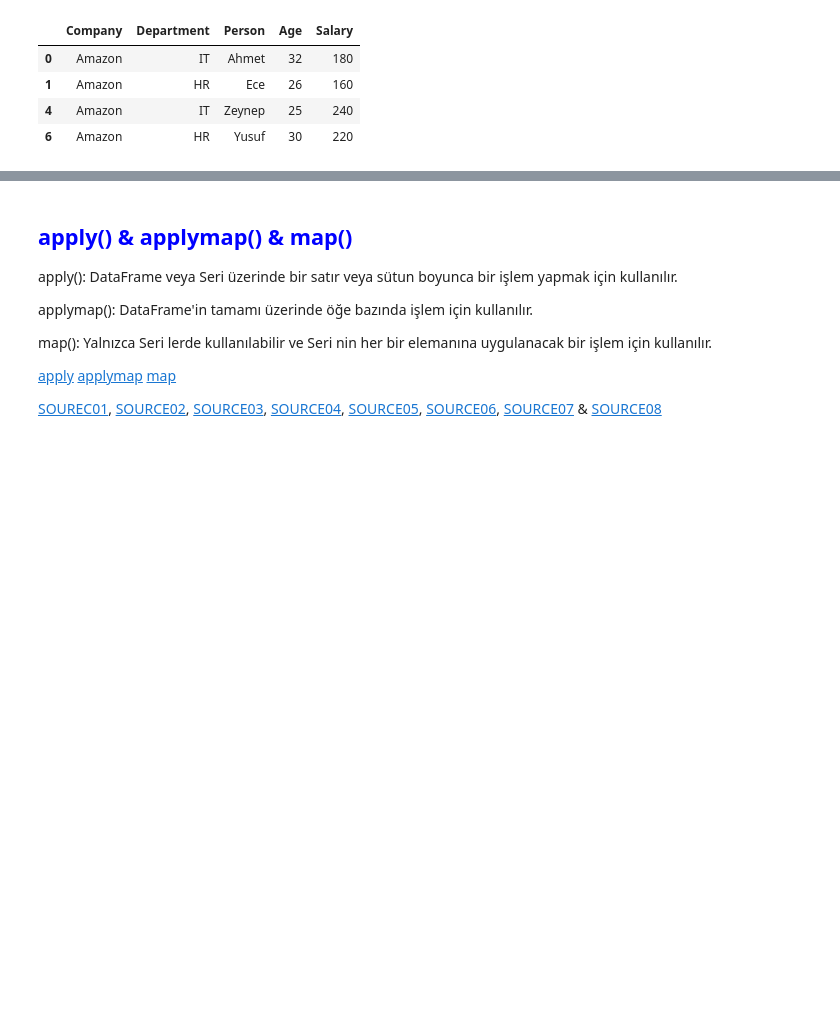
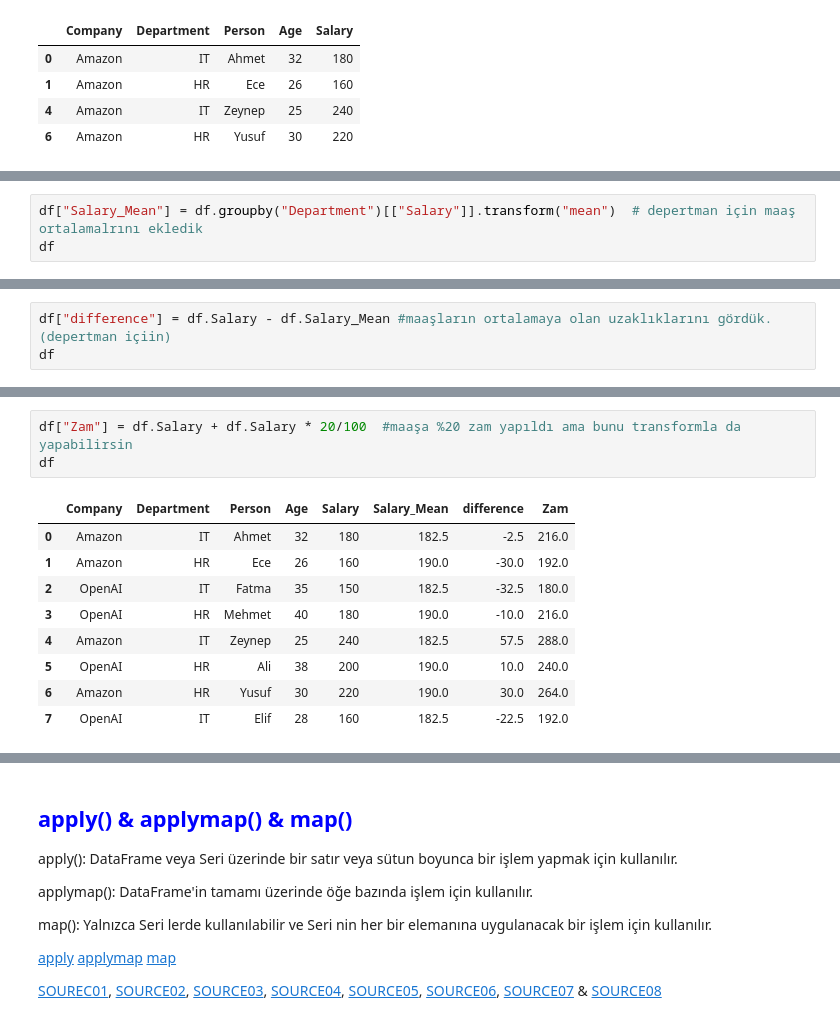
Before and after one commit to fulyacelebii/vscode, a Jupyter notebook: Pandas_InClass_5 (DataFrames Groupby, filter, transform) 21.03.24.ipynb, the cells around one changed output, grey strips where cells are left out. Cells and saved outputs as stored; diff of their text form; blank space fills up the shorter version.

```diff
--- a/Pandas_InClass_5 (DataFrames Groupby, filter, transform) 21.03.24.ipynb
+++ b/Pandas_InClass_5 (DataFrames Groupby, filter, transform) 21.03.24.ipynb
@@ -262,0 +349,3 @@ Belirtilen işlevi uygular ve sonucu yeni bir Seri veya DataFrame olarak döndü
+# %%
+df["Salary_Mean"] = df.groupby("Department")[["Salary"]].transform("mean")  # depertman için maaş ortalamalrını ekledik
+df
@@ -262,0 +362,3 @@ Belirtilen işlevi uygular ve sonucu yeni bir Seri veya DataFrame olarak döndü
+# %%
+df["difference"] = df.Salary - df.Salary_Mean #maaşların ortalamaya olan uzaklıklarını gördük. (depertman içiin)
+df
@@ -262,0 +375,13 @@ Belirtilen işlevi uygular ve sonucu yeni bir Seri veya DataFrame olarak döndü
+# %%
+df["Zam"] = df.Salary + df.Salary * 20/100  #maaşa %20 zam yapıldı ama bunu transformla da yapabilirsin
+df
+# %% [output]
+|  | Company | Department | Person | Age | Salary | Salary_Mean | difference | Zam |
+| 0 | Amazon | IT | Ahmet | 32 | 180 | 182.5 | -2.5 | 216.0 |
+| 1 | Amazon | HR | Ece | 26 | 160 | 190.0 | -30.0 | 192.0 |
+| 2 | OpenAI | IT | Fatma | 35 | 150 | 182.5 | -32.5 | 180.0 |
+| 3 | OpenAI | HR | Mehmet | 40 | 180 | 190.0 | -10.0 | 216.0 |
+| 4 | Amazon | IT | Zeynep | 25 | 240 | 182.5 | 57.5 | 288.0 |
+| 5 | OpenAI | HR | Ali | 38 | 200 | 190.0 | 10.0 | 240.0 |
+| 6 | Amazon | HR | Yusuf | 30 | 220 | 190.0 | 30.0 | 264.0 |
+| 7 | OpenAI | IT | Elif | 28 | 160 | 182.5 | -22.5 | 192.0 |
```
Also changed, not shown: parts of 28 cells of this notebook.
